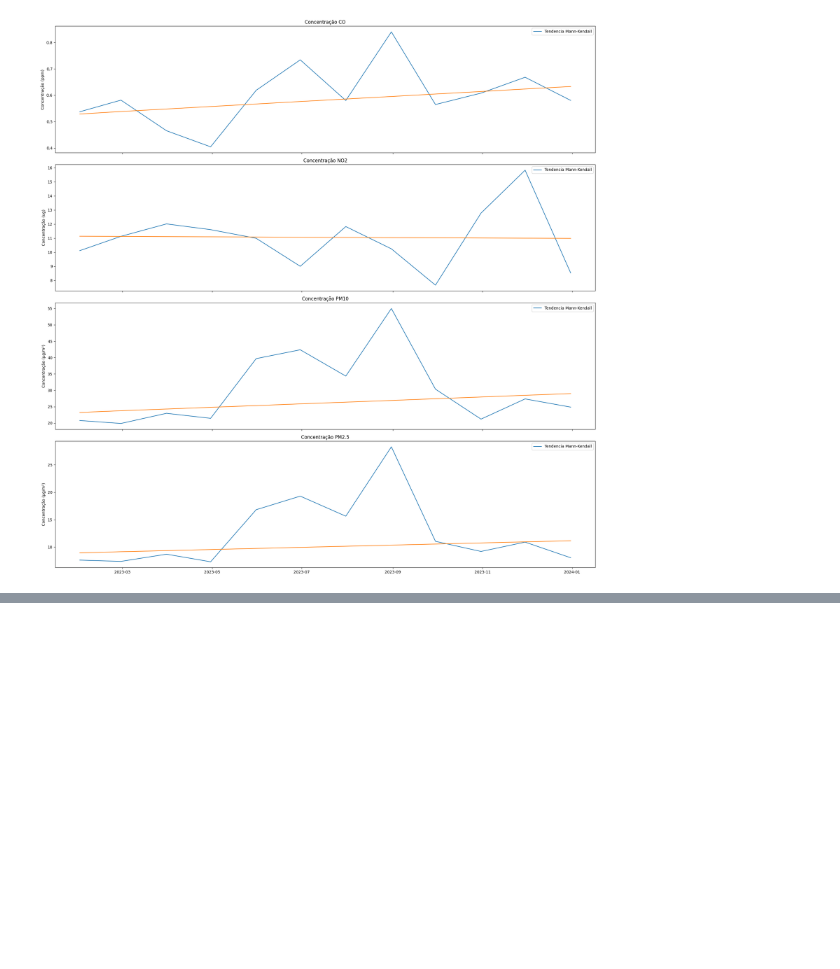
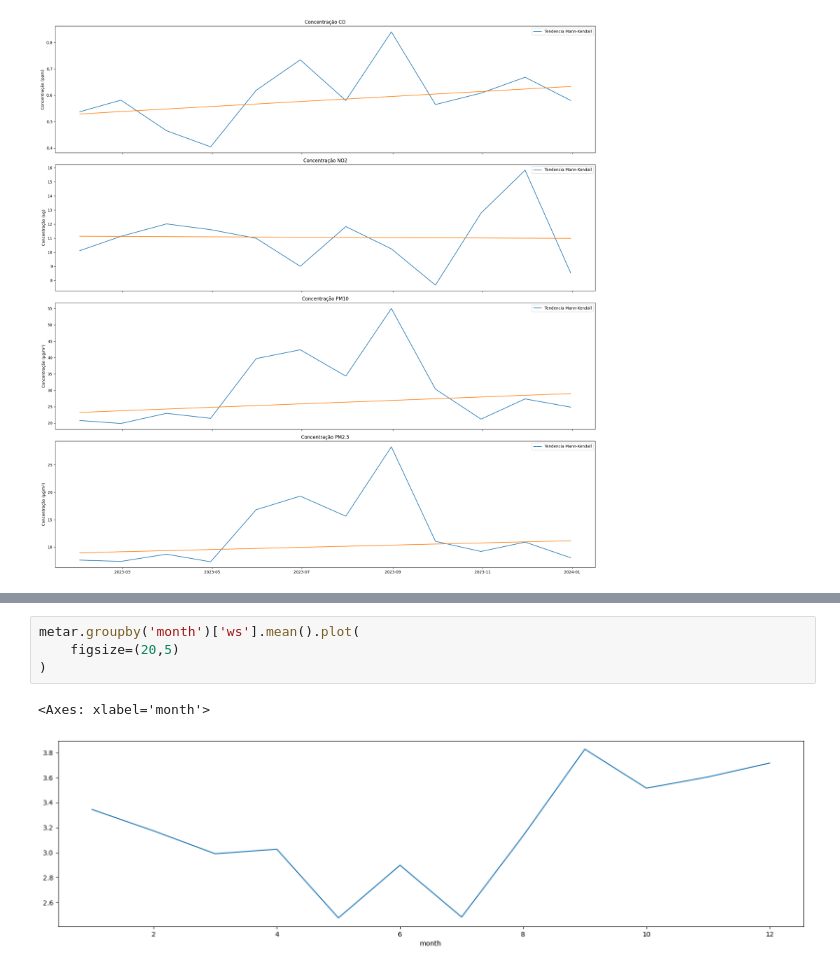
Before and after one commit to Marcosperrude/ENS410064, a Jupyter notebook: scripts/Atividade3.ipynb, the cells around one changed output, grey strips where cells are left out. Saved outputs shown, nothing was run; the diff lists cells and outputs as text; blank space fills up the shorter version.

```diff
--- a/scripts/Atividade3.ipynb
+++ b/scripts/Atividade3.ipynb
@@ -264,0 +301,7 @@ Análise
+# %%
+metar.groupby('month')['ws'].mean().plot(
+    figsize=(20,5)
+)
+# %% [output]
+<Axes: xlabel='month'>
+[figure, added]
```
Also changed, not shown: parts of 8 cells of this notebook.
